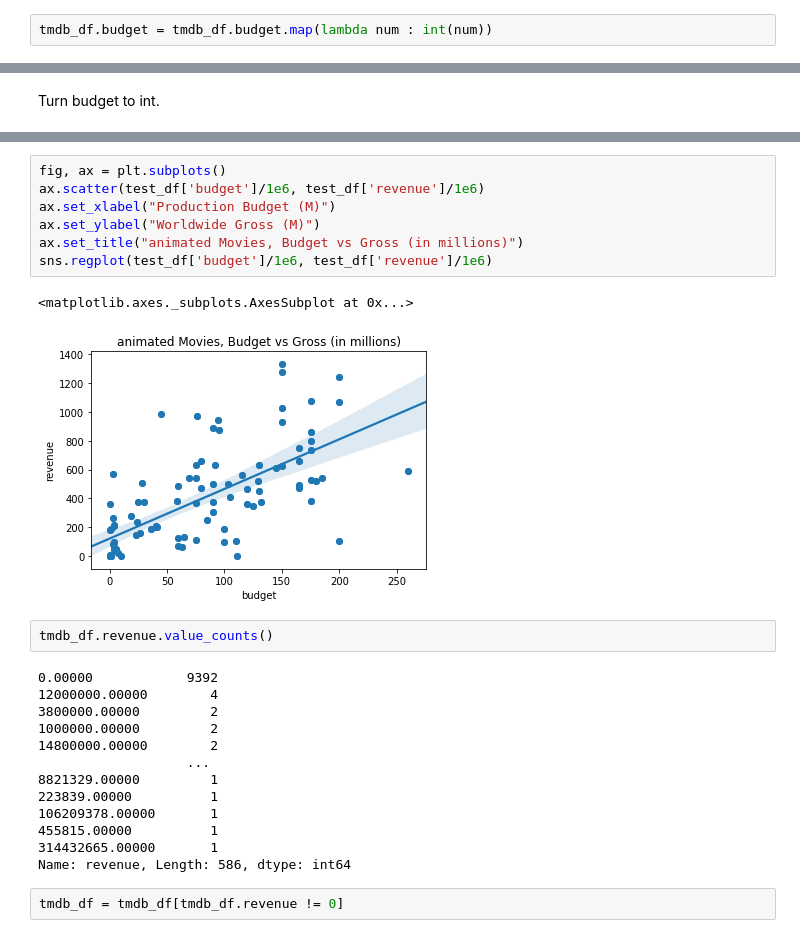
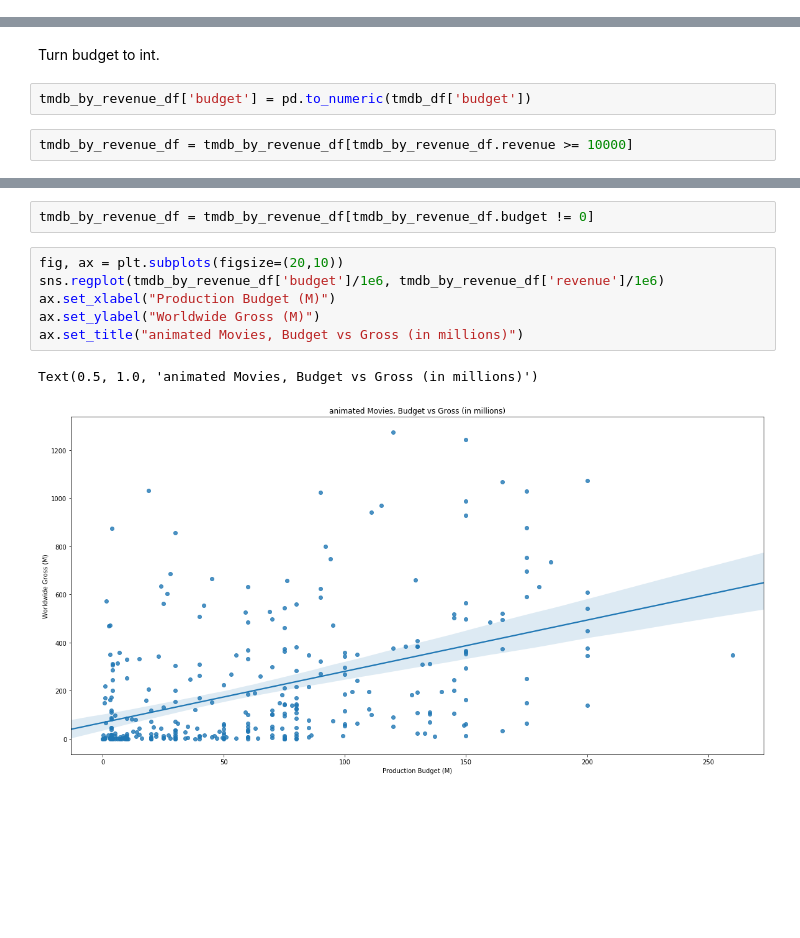
Before and after one commit to AMiNo-13/Movie-Recommendation-Project, a Jupyter notebook: MovieInvestigation.ipynb, the cells around one changed output, grey strips where cells are left out. Saved outputs shown, nothing was run; the diff lists cells and outputs as text; blank space fills up the shorter version.

Commit message:
remove 0 revenues and budgets

```diff
--- a/MovieInvestigation.ipynb
+++ b/MovieInvestigation.ipynb
@@ -539,5 +539,3 @@ tmdb_by_revenue_df.budget.value_counts()
 47000000.0       1
 3747230.0        1
 Name: budget, Length: 234, dtype: int64
-# %%
-tmdb_df.budget = tmdb_df.budget.map(lambda num : int(num))
@@ -546,2 +542,6 @@ ValueError: invalid literal for int() with base 10: '0.0'
 # %% [markdown]
 Turn budget to int.
+# %%
+tmdb_by_revenue_df['budget'] = pd.to_numeric(tmdb_df['budget'])
+# %%
+tmdb_by_revenue_df = tmdb_by_revenue_df[tmdb_by_revenue_df.revenue >= 10000]
@@ -548,27 +564,11 @@ Turn budget to int.
+# %%
+tmdb_by_revenue_df = tmdb_by_revenue_df[tmdb_by_revenue_df.budget != 0]
 # %%
-fig, ax = plt.subplots()
-ax.scatter(test_df['budget']/1e6, test_df['revenue']/1e6)
+fig, ax = plt.subplots(figsize=(20,10))
+sns.regplot(tmdb_by_revenue_df['budget']/1e6, tmdb_by_revenue_df['revenue']/1e6)
 ax.set_xlabel("Production Budget (M)")
 ax.set_ylabel("Worldwide Gross (M)")
 ax.set_title("animated Movies, Budget vs Gross (in millions)")
-sns.regplot(test_df['budget']/1e6, test_df['revenue']/1e6)
 # %% [output]
-<matplotlib.axes._subplots.AxesSubplot at 0x...>
+Text(0.5, 1.0, 'animated Movies, Budget vs Gross (in millions)')
-[figure, old version]
+[figure, new version]
-# %%
-tmdb_df.revenue.value_counts()
-# %% [output]
-0.00000            9392
-12000000.00000        4
-3800000.00000         2
-1000000.00000         2
-14800000.00000        2
-                   ...
-8821329.00000         1
-223839.00000          1
-106209378.00000       1
-455815.00000          1
-314432665.00000       1
-Name: revenue, Length: 586, dtype: int64
-# %%
-tmdb_df = tmdb_df[tmdb_df.revenue != 0]
```
Also changed, not shown: parts of 12 cells of this notebook.
